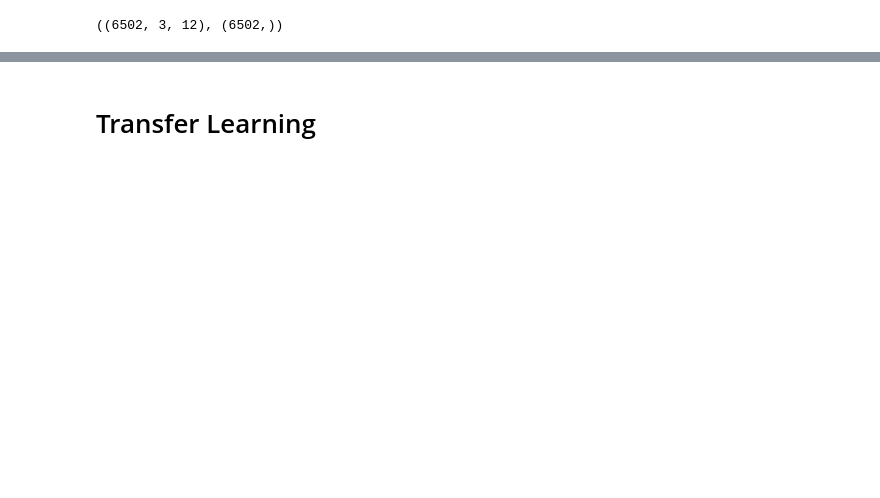
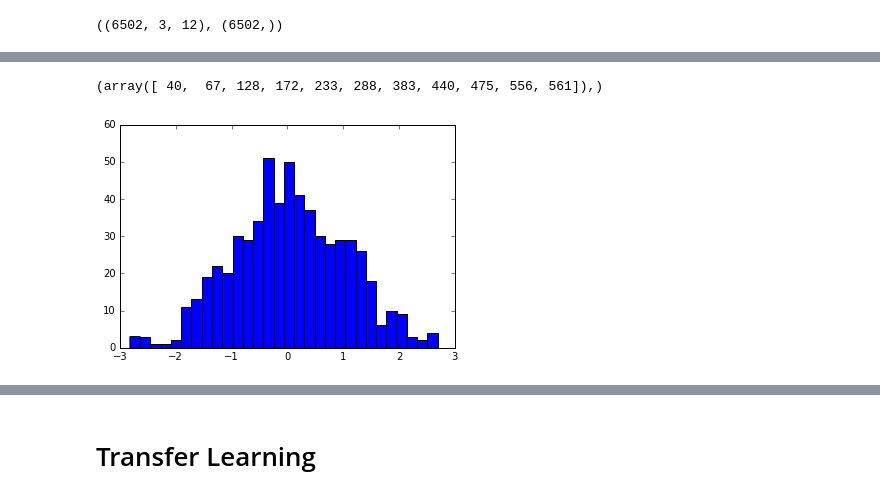
Before and after one commit to greenelab/SPRINT_gan, a Jupyter notebook: PredictGroup.ipynb, the cells around one changed output, grey strips where cells are left out. Cells and saved outputs as stored; diff of their text form; code cells hidden in the pictures; blank space fills up the shorter version.

```diff
--- a/PredictGroup.ipynb
+++ b/PredictGroup.ipynb
@@ -33,0 +32,7 @@ directory = './output/0.01_0.01_200_0.002/'
+# %%
+noise = np.random.normal(0, 1, 600)
+plt.hist(noise, bins=30)
+print(np.where(abs(noise)<0.01))
+# %% [output]
+(array([ 40,  67, 128, 172, 233, 288, 383, 440, 475, 556, 561]),)
+[figure, added]
```
Also changed, not shown: parts of 11 cells of this notebook, 3 other files.
